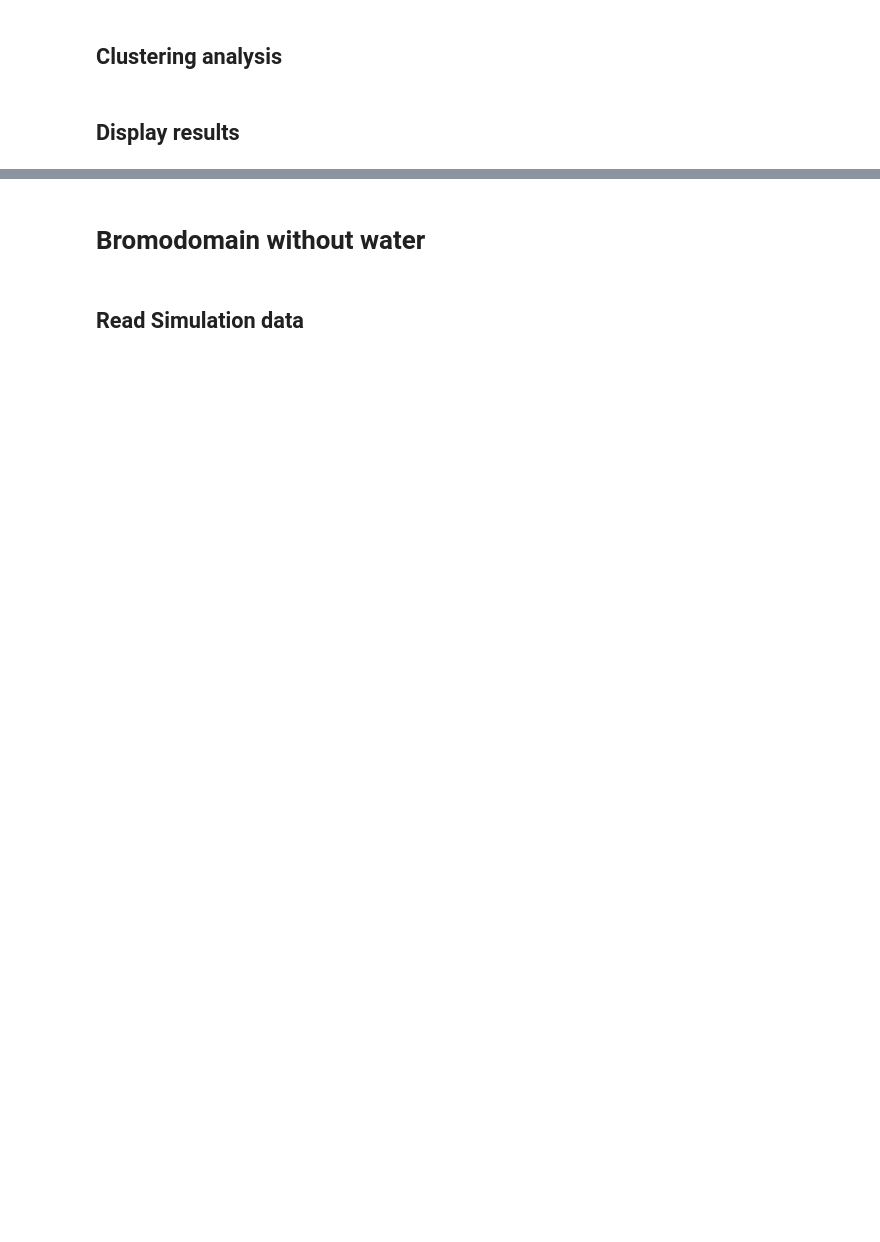
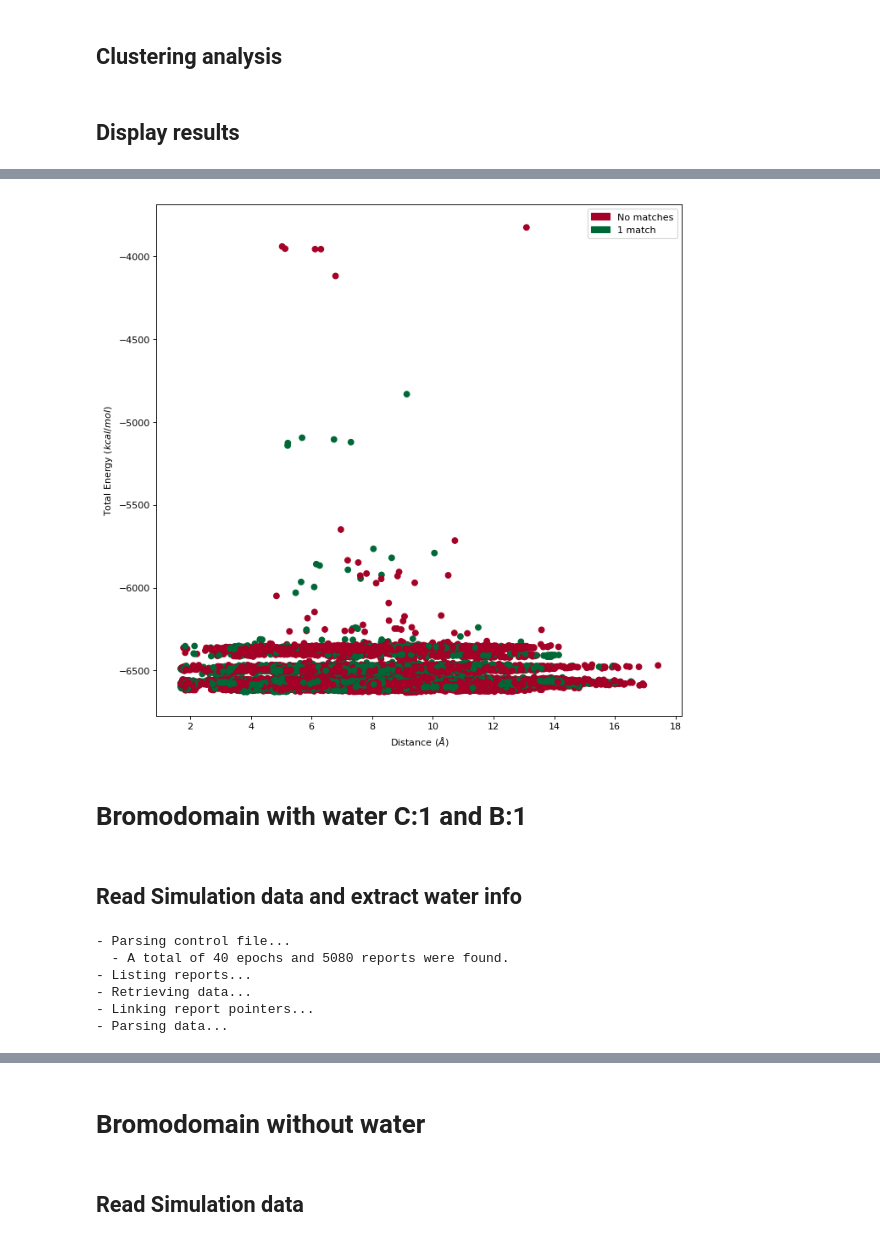
Before and after one commit to martimunicoy/PELEAnalysis, a Jupyter notebook: JupyterNotebooks/Analyze4STDWater.ipynb, the cells around one changed output, grey strips where cells are left out. Drawn from its saved outputs; the diff is of its cells as text; code cells hidden in the pictures; blank space fills up the shorter version.

```diff
--- a/JupyterNotebooks/Analyze4STDWater.ipynb
+++ b/JupyterNotebooks/Analyze4STDWater.ipynb
@@ -125,0 +140,13 @@ plt.show()
+# %%
+fig, ax = plt.subplots(figsize=(10, 10), dpi= 80, facecolor='w', edgecolor='k')
+plt.ylabel('Total Energy (' + r'$kcal/mol$' + ')')
+plt.xlabel('Distance (' + r'$\AA$' + ')')
+sc = ax.scatter(distances, currentEnergy, c=matchs, cmap=cmap, norm=norm)
+ax.legend(handles=patches_list)
+plt.savefig(SIMULATION_PATH + 'Plots/4STD_TE_D.png', dpi=80, facecolor='w',
+            edgecolor='k', orientation='portrait', transparent=True)
+plt.show()
+# %% [output]
+[figure, added]
+# %% [markdown]
+#  Bromodomain with water C:1 and B:1
@@ -125,0 +163,15 @@ plt.show()
+# %% [markdown]
+## Read Simulation data and extract water info
+# %%
+(atom_reports, atom_ids, atom_models, atom_coords), list_of_reports = \
+    obtain_water_data_from(SIMULATION_PATH + 'adaptive.conf',
+                           NUMBER_OF_PROCESSORS,
+                           WATER_SIMULATION_IDS,
+                           FIRST_ATOMS_TO_IGNORE)
+# %% [output]
+- Parsing control file...
+  - A total of 40 epochs and 5080 reports were found.
+- Listing reports...
+- Retrieving data...
+- Linking report pointers...
+- Parsing data...
```
Also changed, not shown: parts of 40 cells of this notebook.
